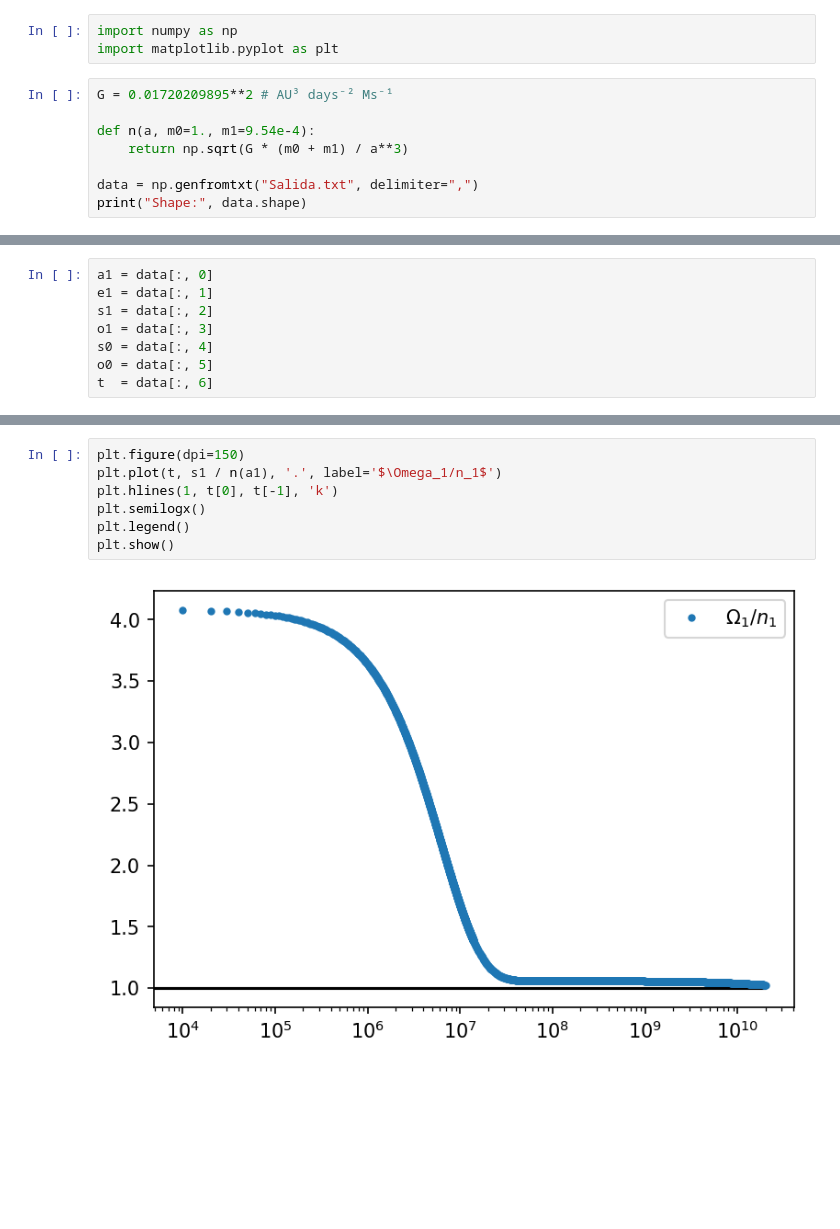
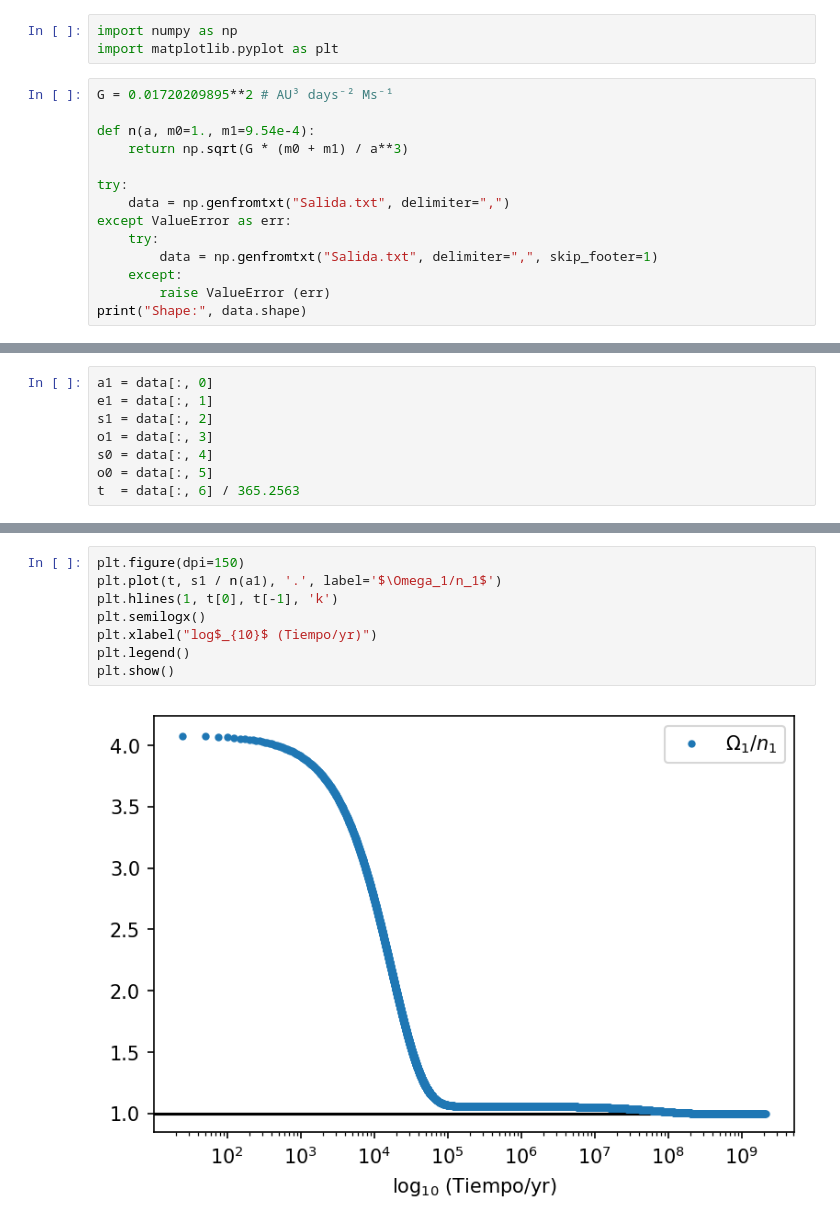
Before and after one commit to Gianuzzi/TidalEvolution, a Jupyter notebook: Plot_salida.ipynb, the cells around one changed output, grey strips where cells are left out. Cells and saved outputs as stored; diff of their text form; blank space fills up the shorter version.

```diff
--- a/Plot_salida.ipynb
+++ b/Plot_salida.ipynb
@@ -7,6 +7,12 @@ G = 0.01720209895**2 # AU³ days⁻² Ms⁻¹
 def n(a, m0=1., m1=9.54e-4):
     return np.sqrt(G * (m0 + m1) / a**3)
 
-data = np.genfromtxt("Salida.txt", delimiter=",")
+try:
+    data = np.genfromtxt("Salida.txt", delimiter=",")
+except ValueError as err:
+    try:
+        data = np.genfromtxt("Salida.txt", delimiter=",", skip_footer=1)
+    except:
+        raise ValueError (err)
 print("Shape:", data.shape)
 # %% [output]
@@ -18,7 +24,7 @@ s1 = data[:, 2]
 o1 = data[:, 3]
 s0 = data[:, 4]
 o0 = data[:, 5]
-t  = data[:, 6]
+t  = data[:, 6] / 365.2563
 # %%
 fig, axs = plt.subplots(3, 2, sharex=True, dpi=150)
 
@@ -43,9 +49,10 @@ plt.show()
 # %%
 plt.figure(dpi=150)
 plt.plot(t, s1 / n(a1), '.', label='$\Omega_1/n_1$')
 plt.hlines(1, t[0], t[-1], 'k')
 plt.semilogx()
+plt.xlabel("log$_{10}$ (Tiempo/yr)")
 plt.legend()
 plt.show()
 # %% [output]
-[figure, old version]
+[figure, new version]
```
Also changed, not shown: parts of 2 cells of this notebook, 7 other files.
